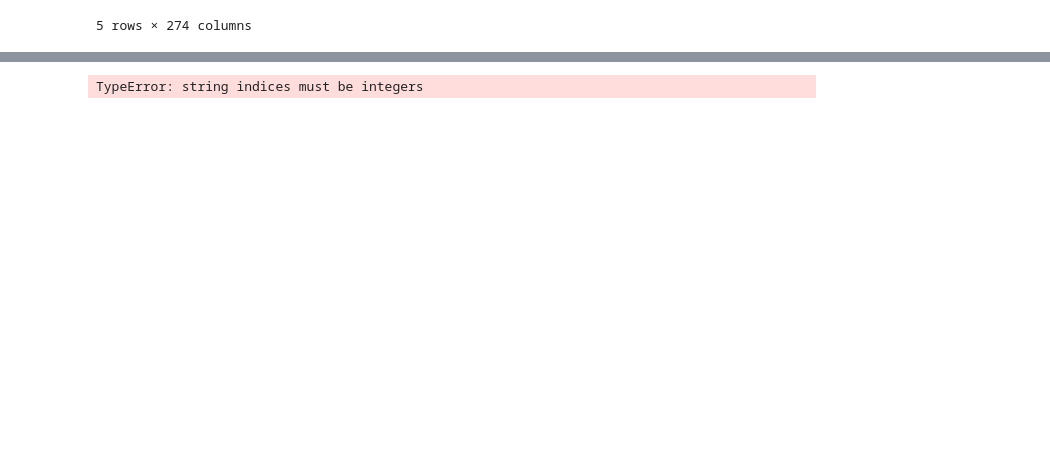
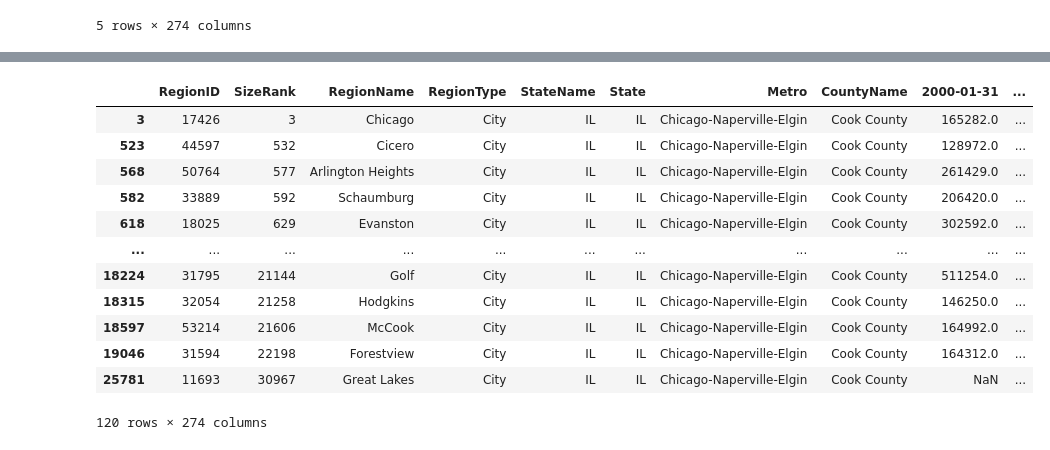
Before and after one commit to oh-be/project4, a Jupyter notebook: EDA.ipynb, the cells around one changed output, grey strips where cells are left out. Drawn from its saved outputs; the diff is of its cells as text; code cells hidden in the pictures; blank space fills up the shorter version.

```diff
--- a/EDA.ipynb
+++ b/EDA.ipynb
@@ -49,6 +31,22 @@ dtale.show(df)
 # %% [output]
 [interactive output not drawn]
 # %%
-df = df[df['StateName'] == 'IL']
+illinois = df[df['State']=='IL']
-# %% [output]
-TypeError: string indices must be integers
+# %%
+cook = illinois[illinois['CountyName']=='Cook County']
+# %%
+cook
+# %% [output]
+|  | RegionID | SizeRank | RegionName | RegionType | StateName | State | Metro | CountyName | 2000-01-31 | ... |
+| 3 | 17426 | 3 | Chicago | City | IL | IL | Chicago-Naperville-Elgin | Cook County | 165282.0 | ... |
+| 523 | 44597 | 532 | Cicero | City | IL | IL | Chicago-Naperville-Elgin | Cook County | 128972.0 | ... |
+| 568 | 50764 | 577 | Arlington Heights | City | IL | IL | Chicago-Naperville-Elgin | Cook County | 261429.0 | ... |
+| 582 | 33889 | 592 | Schaumburg | City | IL | IL | Chicago-Naperville-Elgin | Cook County | 206420.0 | ... |
+| 618 | 18025 | 629 | Evanston | City | IL | IL | Chicago-Naperville-Elgin | Cook County | 302592.0 | ... |
+| ... | ... | ... | ... | ... | ... | ... | ... | ... | ... | ... |
+| 18224 | 31795 | 21144 | Golf | City | IL | IL | Chicago-Naperville-Elgin | Cook County | 511254.0 | ... |
+| 18315 | 32054 | 21258 | Hodgkins | City | IL | IL | Chicago-Naperville-Elgin | Cook County | 146250.0 | ... |
+| 18597 | 53214 | 21606 | McCook | City | IL | IL | Chicago-Naperville-Elgin | Cook County | 164992.0 | ... |
+| 19046 | 31594 | 22198 | Forestview | City | IL | IL | Chicago-Naperville-Elgin | Cook County | 164312.0 | ... |
+| 25781 | 11693 | 30967 | Great Lakes | City | IL | IL | Chicago-Naperville-Elgin | Cook County | NaN | ... |
+120 rows × 274 columns
```
Also changed, not shown: parts of 7 cells of this notebook, 2 other files.
